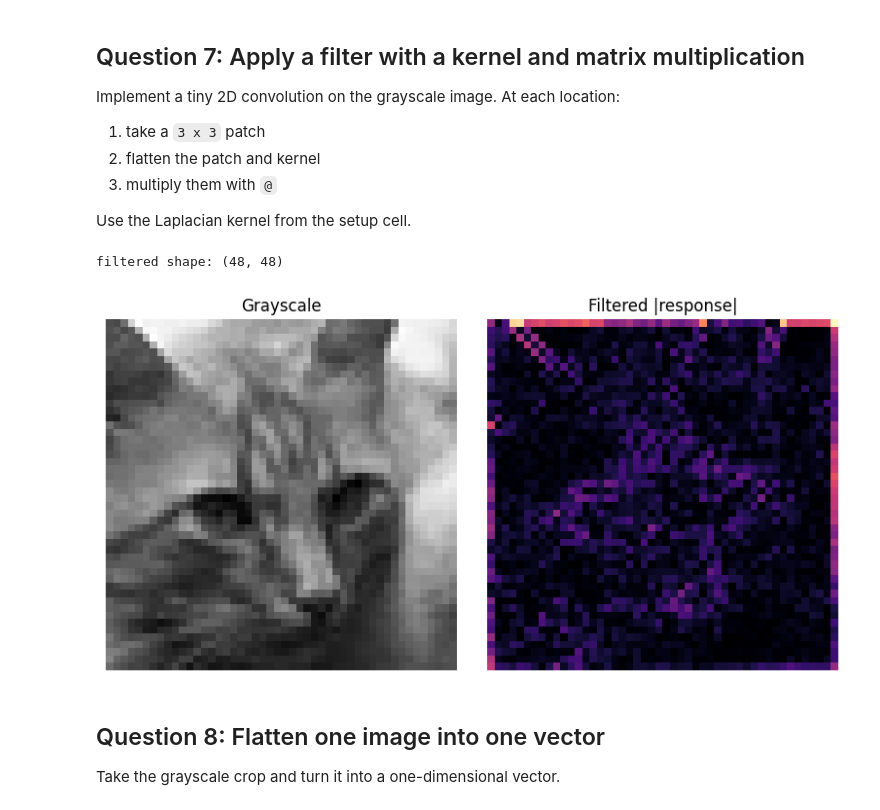
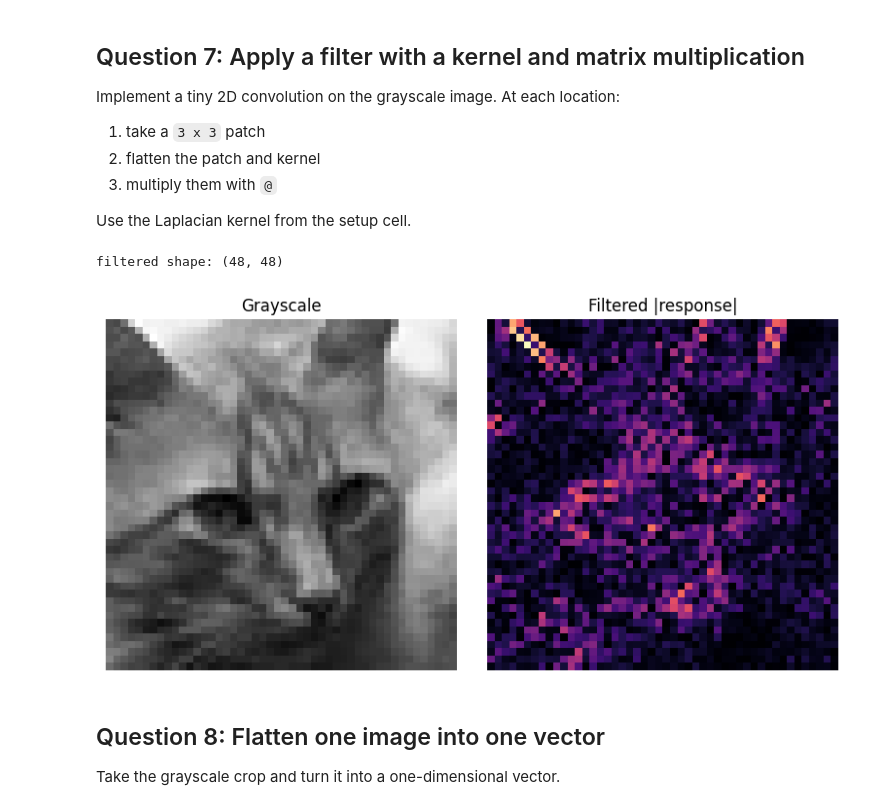
Before and after one commit to vgu-dsai-2026/lab-1-numpy-BrookLyn-98, a Jupyter notebook: notebook.ipynb, the cells around one changed output. Drawn from its saved outputs; the diff is of its cells as text; code cells hidden in the pictures.

```diff
--- a/notebook.ipynb
+++ b/notebook.ipynb
@@ -349,35 +349,36 @@ EDGE_KERNEL = np.array(
 def convolve2d_matmul(image_gray: np.ndarray, kernel: np.ndarray) -> np.ndarray:
 
     # TODO: slide the kernel over the image and use @ on flattened patches and the flattened kernel (or sum of elementwise products) to compute the response at each location.
     H, W = image_gray.shape
     kH, kW = kernel.shape
     pad_h = kH // 2
     pad_w = kW // 2
-    image_padded = np.pad(image_gray, ((pad_h, pad_h), (pad_w, pad_w)), mode="constant")
+    image_padded = np.pad(image_gray, ((pad_h, pad_h), (pad_w, pad_w)), mode="edge")
     output = np.zeros_like(image_gray, dtype=np.float32)
     kernel_flat = kernel.flatten()
     for i in range(H):
         for j in range(W):
             patch = image_padded[i : i + kH, j : j + kW].flatten()
             output[i, j] = patch @ kernel_flat
 
     return output
+    raise NotImplementedError("Apply a 2D filter with matrix multiplication.")
 
 
 sample_filtered = convolve2d_matmul(sample_gray, EDGE_KERNEL)
 print("filtered shape:", sample_filtered.shape)
 fig, axes = plt.subplots(1, 2, figsize=(8, 4))
 axes[0].imshow(sample_gray, cmap="gray")
 axes[0].set_title("Grayscale")
 axes[0].axis("off")
 axes[1].imshow(np.abs(sample_filtered), cmap="magma")
 axes[1].set_title("Filtered |response|")
 axes[1].axis("off")
 fig.tight_layout()
 plt.show()
 # %% [output]
 filtered shape: (48, 48)
-[figure, old version]
+[figure, new version]
 # %% [markdown]
 ## Question 8: Flatten one image into one vector
 
```
Also changed, not shown: parts of 2 cells of this notebook.
